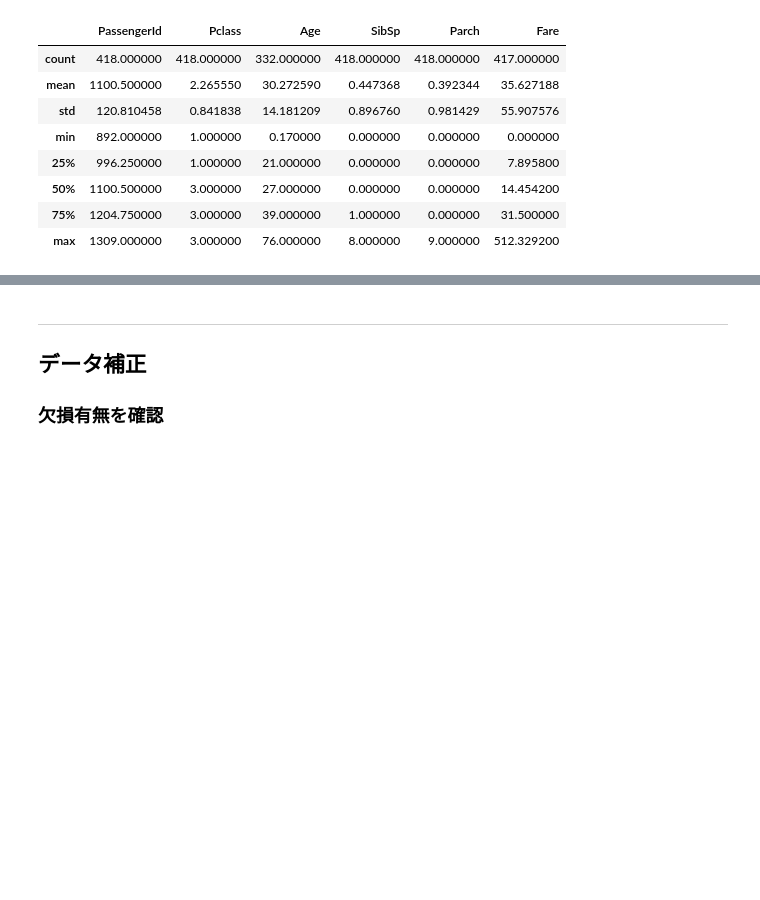
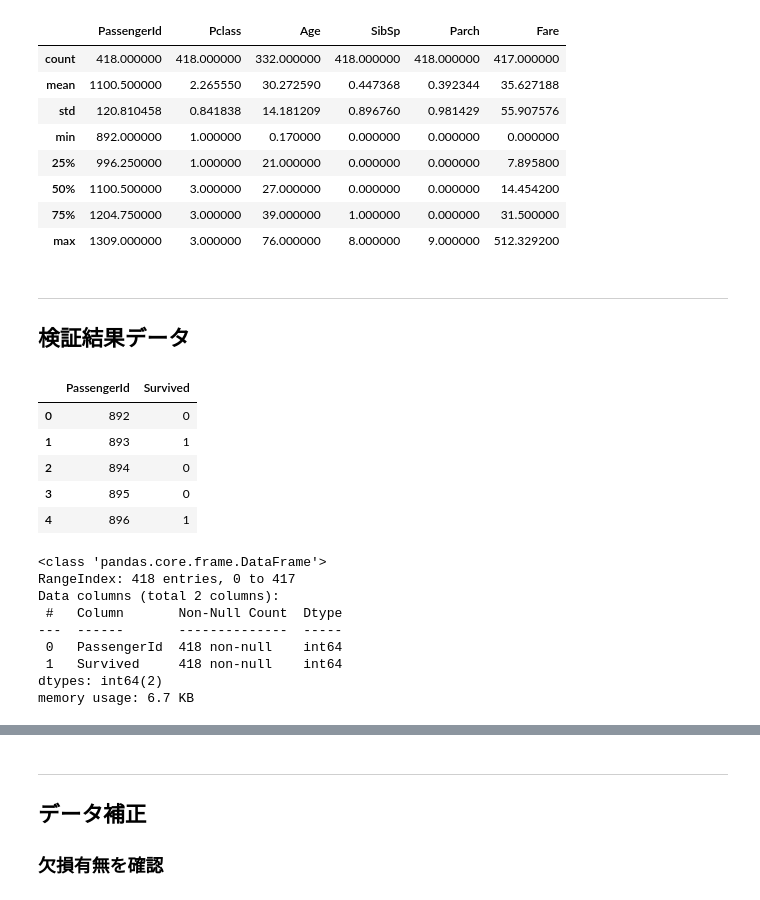
Before and after one commit to tsuyoi1064/notebook, a Jupyter notebook: mlnote/classification/01titanic.ipynb, the cells around one changed output, grey strips where cells are left out. Saved outputs shown, nothing was run; the diff lists cells and outputs as text; code cells hidden in the pictures; blank space fills up the shorter version.

```diff
--- a/mlnote/classification/01titanic.ipynb
+++ b/mlnote/classification/01titanic.ipynb
@@ -128,3 +128,28 @@ test.describe()
 | 50% | 1100.500000 | 3.000000 | 27.000000 | 0.000000 | 0.000000 | 14.454200 |
 | 75% | 1204.750000 | 3.000000 | 39.000000 | 1.000000 | 0.000000 | 31.500000 |
 | max | 1309.000000 | 3.000000 | 76.000000 | 8.000000 | 9.000000 | 512.329200 |
+# %% [markdown]
+
+---
+
+## 検証結果データ
+# %%
+test_result = pd.read_csv('./titanic/gender_submission.csv')
+display(test_result.head(5))
+test_result.info()
+# %% [output]
+|  | PassengerId | Survived |
+| 0 | 892 | 0 |
+| 1 | 893 | 1 |
+| 2 | 894 | 0 |
+| 3 | 895 | 0 |
+| 4 | 896 | 1 |
+<class 'pandas.core.frame.DataFrame'>
+RangeIndex: 418 entries, 0 to 417
+Data columns (total 2 columns):
+ #   Column       Non-Null Count  Dtype
+---  ------       --------------  -----
+ 0   PassengerId  418 non-null    int64
+ 1   Survived     418 non-null    int64
+dtypes: int64(2)
+memory usage: 6.7 KB
```
Also changed, not shown: parts of 16 cells of this notebook, 6 other files.
